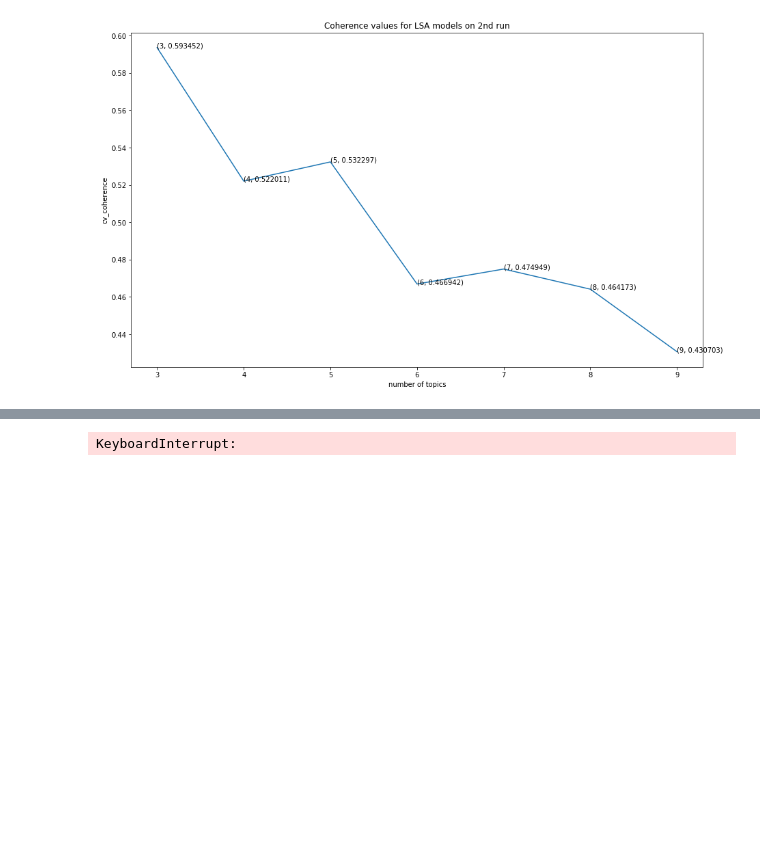
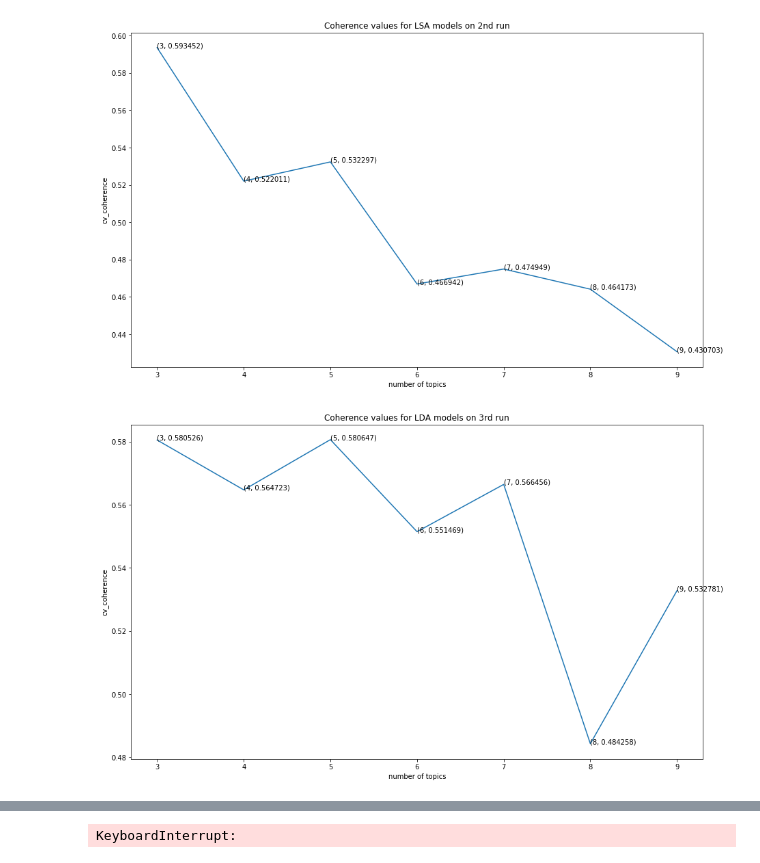
Before and after one commit to niyatibafna/Email-Clustering-on-the-Enron-Dataset, a Jupyter notebook: notebooks/Visualisation.ipynb, the cells around one changed output, grey strips where cells are left out. Cells and saved outputs as stored; diff of their text form; code cells hidden in the pictures; blank space fills up the shorter version.

```diff
--- a/notebooks/Visualisation.ipynb
+++ b/notebooks/Visualisation.ipynb
@@ -24,7 +24,7 @@ old_y = list()
 old_x = list()
 
 # Read the inputs
-with open("../data-out/lda_cv_3_9.txt", "r") as inf:
+with open("../data-out/run2lda_cv.txt", "r") as inf:
     for line in inf:
         line = line.strip('\n')
         old_y.append(float(line.split(" ")[1]))
@@ -48,7 +48,7 @@ old_y = list()
 old_x = list()
 
 # Read the inputs
-with open("../data-out/lsa_cv_3_9.txt", "r") as inf:
+with open("../data-out/run2lsa_cv.txt", "r") as inf:
     for line in inf:
         line = line.strip('\n')
         old_y.append(float(line.split(" ")[1]))
@@ -60,3 +60,22 @@ title = 'Coherence values for LSA models on 2nd run'
 plot_coherence(old_x, old_y, title)
 # %% [output]
 [figure]
+# %%
+# Plot new LDA coherence values
+# run4: 3-8
+old_y = list()
+old_x = list()
+
+# Read the inputs
+with open("../data-out/run3lda_cv.txt", "r") as inf:
+    for line in inf:
+        line = line.strip('\n')
+        old_y.append(float(line.split(" ")[1]))
+        old_x.append(int(line.split(" ")[0]))
+
+# Set the title for this plot
+title = 'Coherence values for LDA models on 3rd run'
+
+plot_coherence(old_x, old_y, title)
+# %% [output]
+[figure, added]
```
Also changed, not shown: parts of 10 cells of this notebook.
